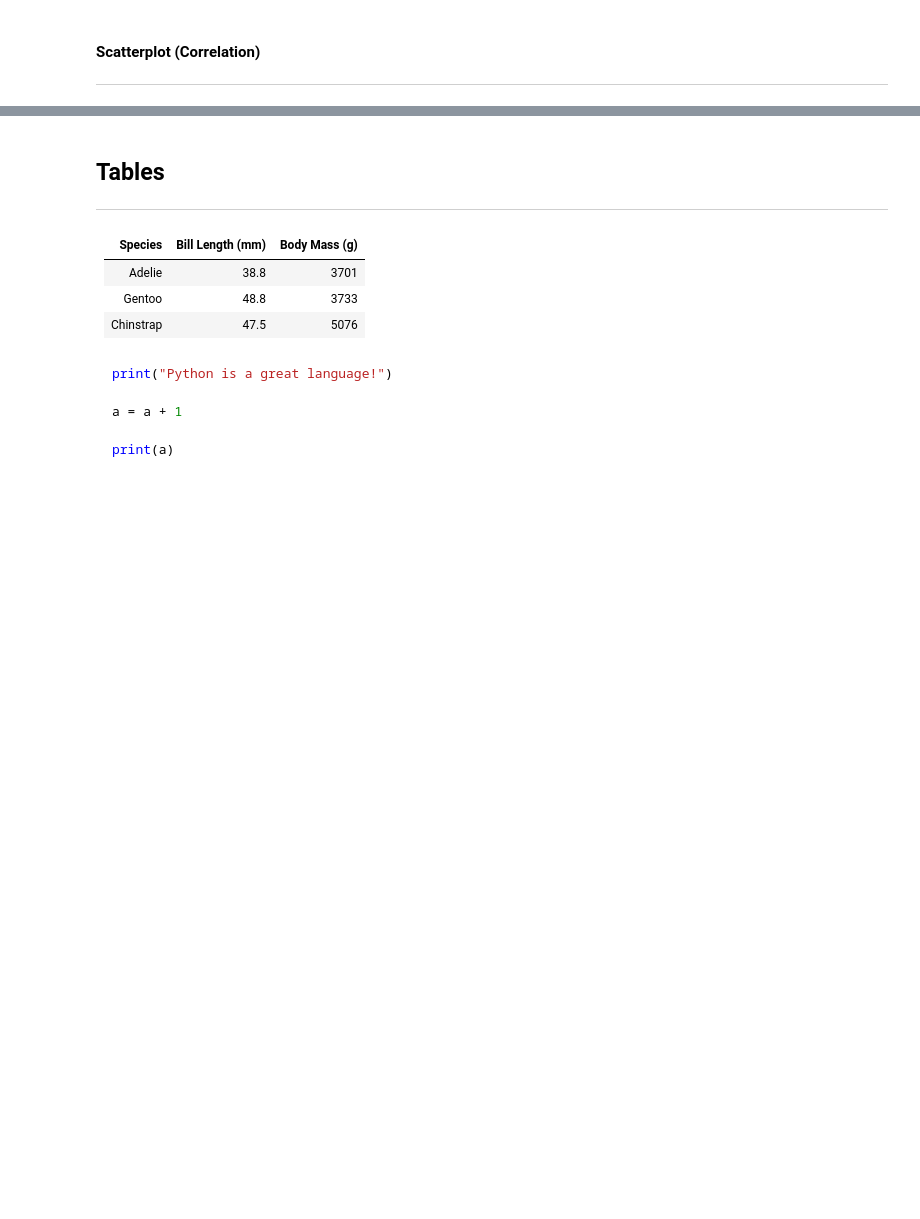
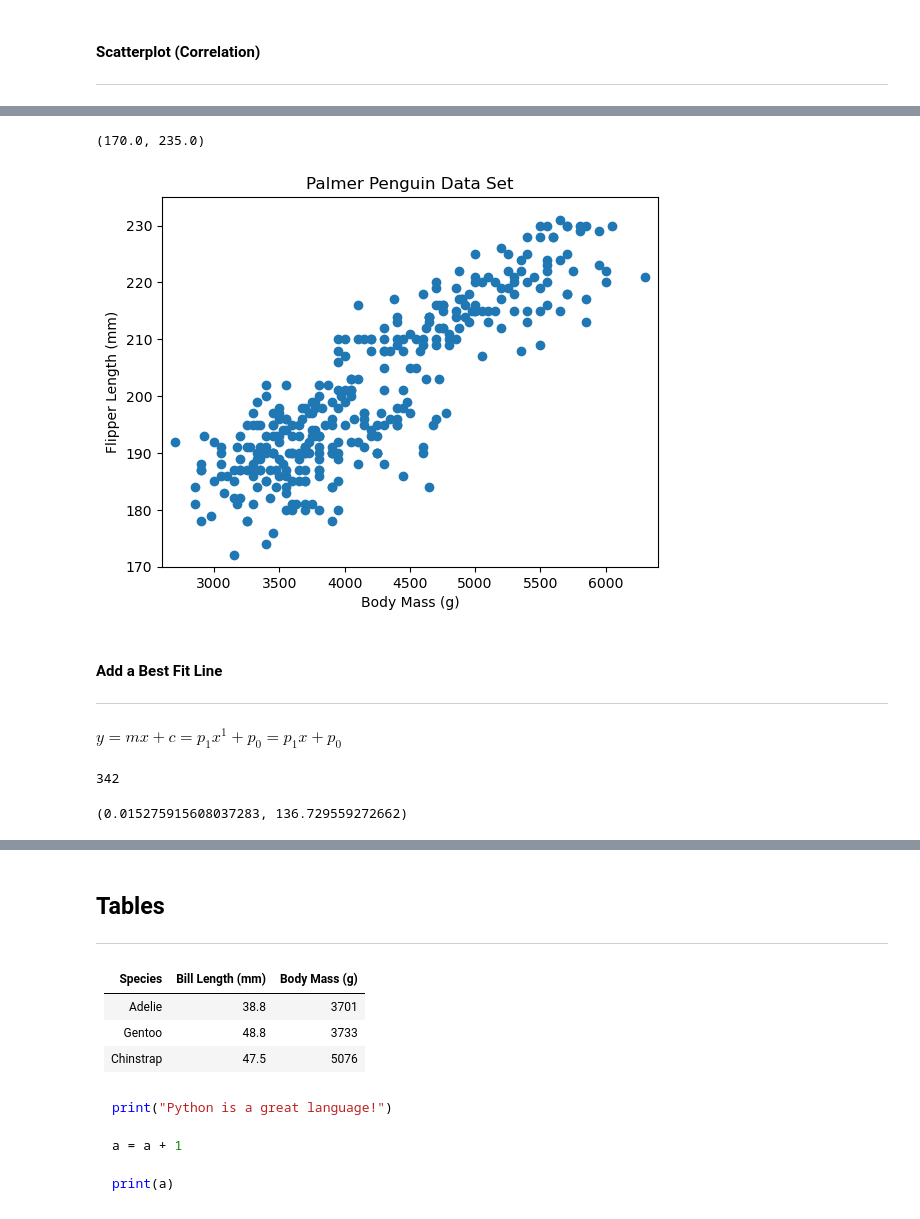
Before and after one commit to fdennehy/pda-project, a Jupyter notebook: penguins.ipynb, the cells around one changed output, grey strips where cells are left out. Drawn from its saved outputs; the diff is of its cells as text; code cells hidden in the pictures; blank space fills up the shorter version.

Commit message:
Line of Best Fit Added

```diff
--- a/penguins.ipynb
+++ b/penguins.ipynb
@@ -370,0 +484,42 @@ bmass = df["body_mass_g"]
+# %%
+# Create a new figure and set of axes.
+fig, ax = plt.subplots()
+
+# Simple plot.
+ax.plot(bmass, flen, 'o')
+
+# Axis labels.
+ax.set_xlabel('Body Mass (g)')
+ax.set_ylabel('Flipper Length (mm)')
+
+# Title.
+ax.set_title('Palmer Penguin Data Set')
+
+# X limits.
+ax.set_xlim(2600, 6400)
+
+# Y limits.
+ax.set_ylim(170, 235)
+# %% [output]
+(170.0, 235.0)
+[figure, added]
+# %% [markdown]
+#### Add a Best Fit Line
+
+***
+# %% [markdown]
+$ y = mx + c = p_1 x^1 + p_0 = p_1x + p_0 $
+# %%
+# Remove NaN values from bmass and flen arrays.
+bmass = bmass[~np.isnan(bmass)]
+flen = flen[~np.isnan(flen)]
+# %% [output]
+342
+# %%
+# Fit a straight line between x and y.
+m, c = np.polyfit(bmass, flen, 1)
+
+# Show m and c.
+m, c
+# %% [output]
+(0.015275915608037283, 136.729559272662)
```
Also changed, not shown: parts of 23 cells of this notebook.
